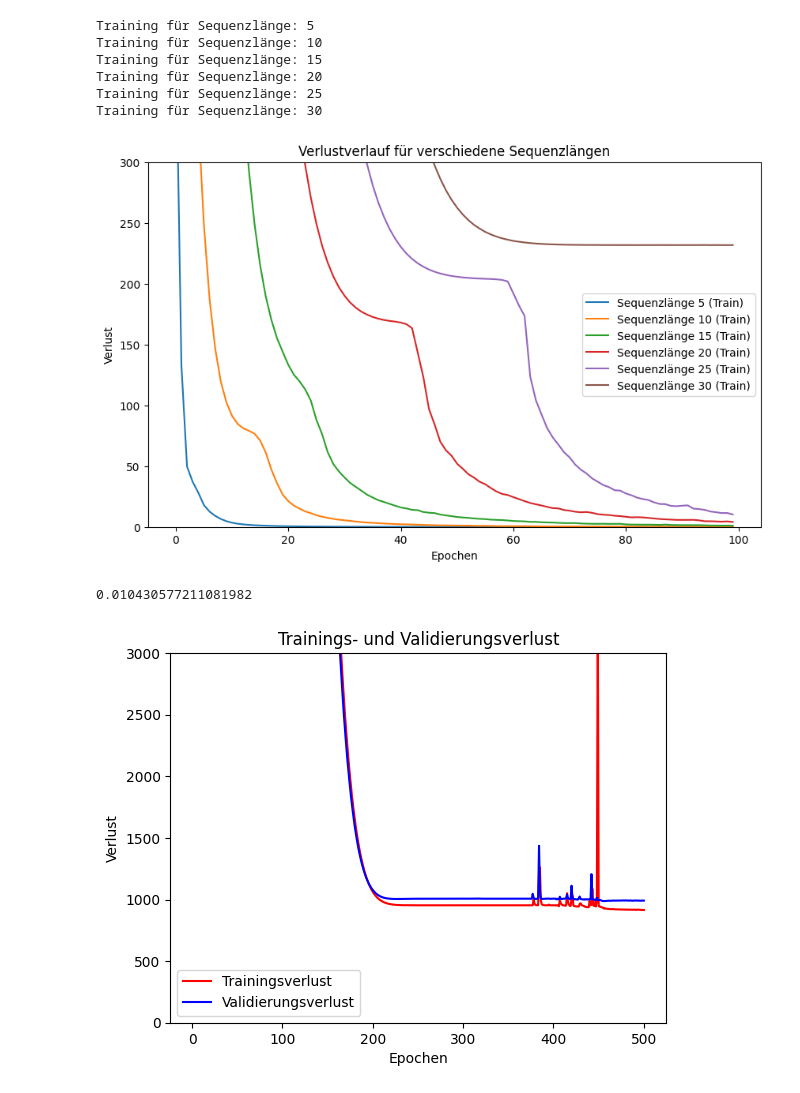
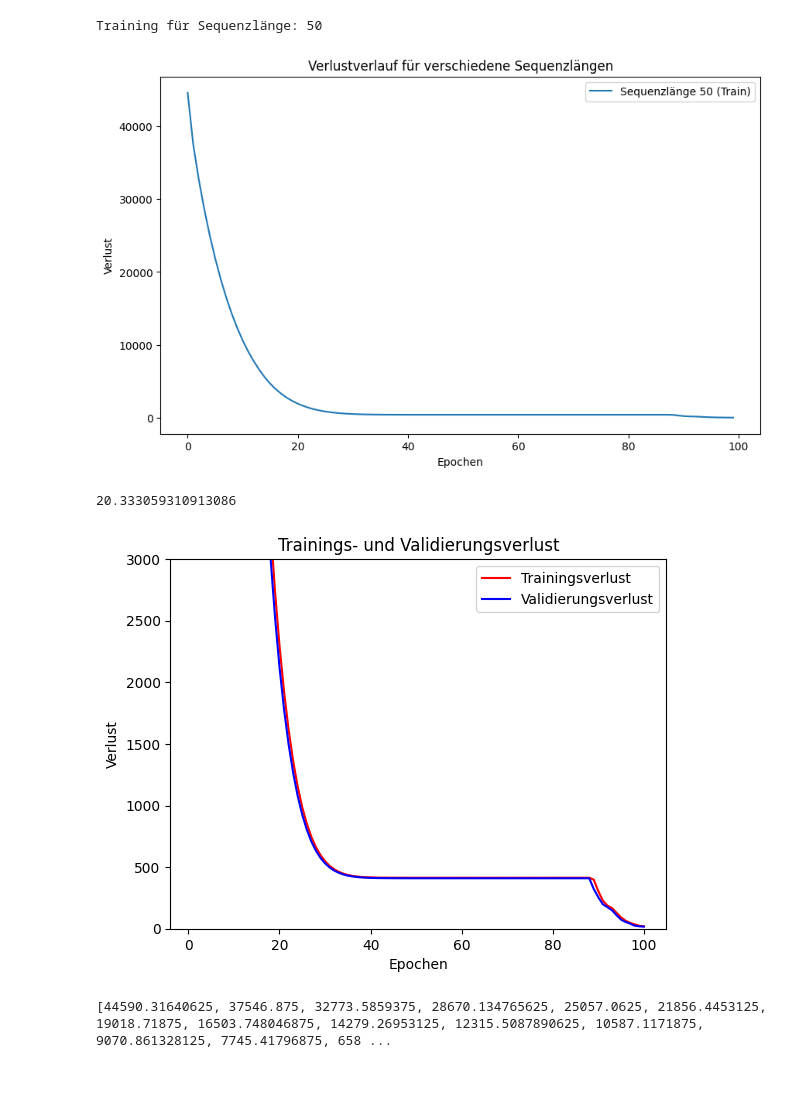
Before and after one commit to ChristineArnoldt/UOS_IANNwTF_Transformer_LSTM_Comparative_Study, a Jupyter notebook: induction_head.ipynb, the cells around one changed output. Saved outputs shown, nothing was run; the diff lists cells and outputs as text; code cells hidden in the pictures.

Commit message:
new LSTM Cell implementation

```diff
--- a/induction_head.ipynb
+++ b/induction_head.ipynb
@@ -76,9 +62,9 @@ class LSTMCell(tf.keras.layers.AbstractRNNCell):
 # %%
 class RNNModel(tf.keras.Model):
-    def __init__(self, sequence_length, hidden_length, cumsum):
+    def __init__(self, sequence_length, hidden_length):
         super().__init__()
 
-        self.cell = LSTMCell(input_length=sequence_length, hidden_length=hidden_length)
+        self.cell = LSTM_Cell(units=hidden_length)
 
         self.rnn_layer = tf.keras.layers.RNN(self.cell, return_sequences=False, unroll=True)
 
@@ -138,12 +124,12 @@ class RNNModel(tf.keras.Model):
         return {m.name : m.result() for m in self.metrics}
 # %%
 def create_dataset(sequence_length):
-    X_train = tf.cast(np.random.randint(0, 10, (1024, sequence_length)), tf.float32)
+    X_train = tf.cast(np.random.randint(0, 10, (10000, sequence_length)), tf.float32)
     X_train = tf.expand_dims(X_train, axis=-1)
     y_train = tf.reduce_sum(X_train[:, :, 0:2], axis=1)  # Addition der ersten beiden Zahlen in jeder Sequenz
     y_train = tf.cast(y_train, tf.float32)
 
-    X_val = tf.cast(np.random.randint(0, 10, (512, sequence_length)), tf.float32)
+    X_val = tf.cast(np.random.randint(0, 10, (5000, sequence_length)), tf.float32)
     X_val = tf.expand_dims(X_val, axis=-1)
     y_val = tf.reduce_sum(X_val[:, :, 0:2], axis=1)  # Addition der ersten beiden Zahlen in jeder Sequenz
     y_val = tf.cast(y_val, tf.float32)
@@ -160,48 +146,49 @@ def train_and_plot_loss(sequence_lengths):
         X_train, y_train, X_val, y_val = create_dataset(seq_length)
 
         # Modell erstellen
-        model = RNNModel(sequence_length=seq_length, hidden_length=128, cumsum=False)
+        model = RNNModel(sequence_length=seq_length, hidden_length=128)
+
+        lr_schedule = tf.keras.optimizers.schedules.ExponentialDecay(
+            initial_learning_rate=1e-3,
+            decay_steps=1000,
+            decay_rate=0.9
+        )
+        optimizer = tf.keras.optimizers.legacy.Adam(learning_rate=lr_schedule)
 
         # Modell kompilieren
-        model.compile(optimizer='adam', loss='mse')
+        model.compile(optimizer=optimizer, loss='mse')
 
         # Modell trainieren
         history = model.fit(X_train, y_train,
                             epochs=100,
-                            batch_size=32,
+                            batch_size=100,
                             validation_data=(X_val, y_val),
                             verbose=0)  # Verbosity auf 0 setzen, um den Trainingsfortschritt nicht auszugeben
 
         histories[seq_length] = history  # Verlaufshistorie für die aktuelle Sequenzlänge speichern
 
     # Plotten des Verlustverlaufs für jede Sequenzlänge
     plt.figure(figsize=(10, 6))
     for seq_length, history in histories.items():
         plt.plot(history.history['loss'], label=f"Sequenzlänge {seq_length} (Train)")
         # plt.plot(history.history['val_loss'], label=f"Sequenzlänge {seq_length} (Val)")
 
     plt.title('Verlustverlauf für verschiedene Sequenzlängen')
     plt.xlabel('Epochen')
     plt.ylabel('Verlust')
     plt.legend()
-    plt.ylim(0,300)
     plt.show()
 
     return histories[sequence_lengths[0]]  # Rückgabe der Verlaufshistorie für die erste Sequenzlänge
 
 # Trainieren und Plotten des Verlustverlaufs für Sequenzlängen 3, 10 und 20
-history = train_and_plot_loss(sequence_lengths=[5,10,15,20,25,30])
+history = train_and_plot_loss(sequence_lengths=[50])
 
 print(history.history['loss'][-1])
 # %% [output]
-Training für Sequenzlänge: 5
-Training für Sequenzlänge: 10
-Training für Sequenzlänge: 15
-Training für Sequenzlänge: 20
-Training für Sequenzlänge: 25
-Training für Sequenzlänge: 30
+Training für Sequenzlänge: 50
-[figure, old version]
+[figure, new version]
-0.010430577211081982
+20.333059310913086
 # %%
 import matplotlib.pyplot as plt
 
@@ -225,5 +212,8 @@ def plot_loss(history):
     plt.show()
 # %%
 plot_loss(history)
+
+print(history.history['loss'][-100:])
 # %% [output]
-[figure, old version]
+[figure, new version]
+[44590.31640625, 37546.875, 32773.5859375, 28670.134765625, 25057.0625, 21856.4453125, 19018.71875, 16503.748046875, 14279.26953125, 12315.5087890625, 10587.1171875, 9070.861328125, 7745.41796875, 658 ...
```
Also changed, not shown: parts of 1 cell of this notebook.
